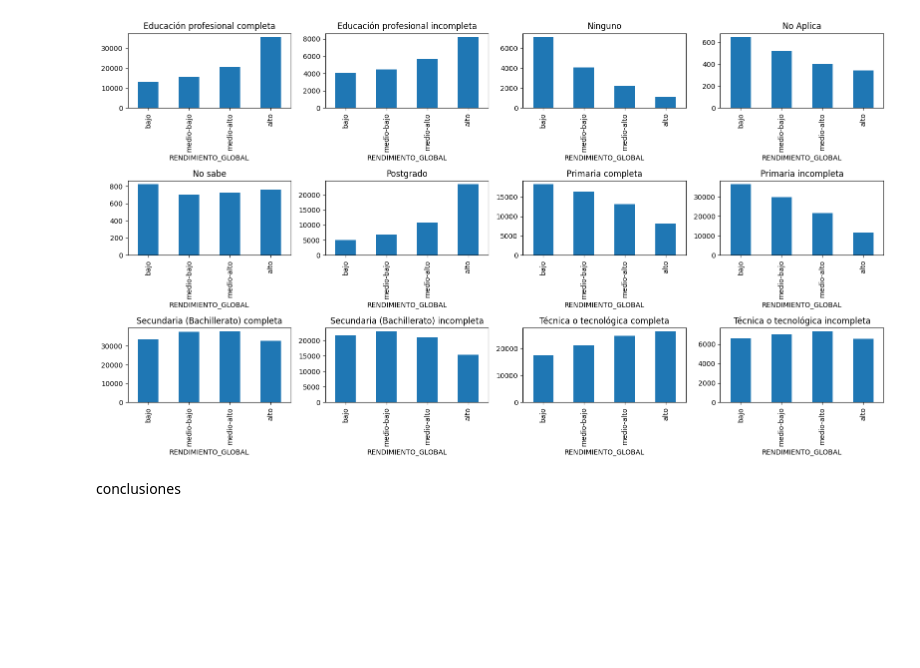
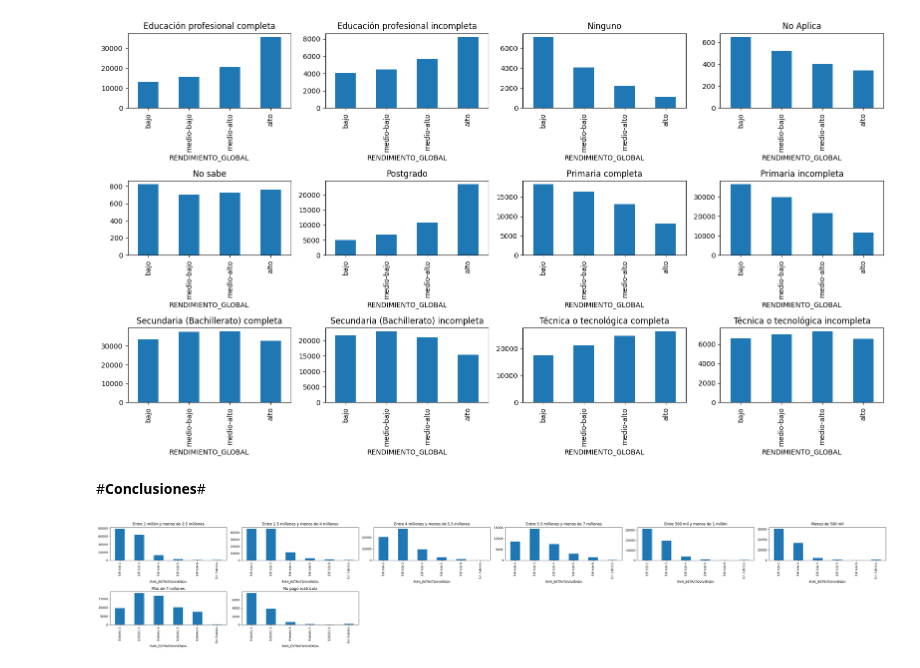
Before and after one commit to JuanCOD001116/Proyecto-Modelos, a Jupyter notebook: 01 - exploración.ipynb, the cells around one changed output. Saved outputs shown, nothing was run; the diff lists cells and outputs as text; code cells hidden in the pictures; blank space fills up the shorter version.

```diff
--- a/01 - exploración.ipynb
+++ b/01 - exploración.ipynb
@@ -58,6 +68,3 @@ z.head()
 - we will use columns
   - `FAMI_EDUCACIONMADRE` which we will need to convert to a **onehot encoding**
   - `ESTU_VALORMATRICULAUNIVERSIDAD` which we will need to convert to a **continuous encoding**
-# %%
-z = z[['FAMI_EDUCACIONMADRE', 'ESTU_VALORMATRICULAUNIVERSIDAD', 'RENDIMIENTO_GLOBAL']]
-z.head()
@@ -99,5 +99,16 @@ for ax,ci in subplots(c, n_cols=4, usizex=4):
     plt.title(ci)
 # %% [output]
 [figure]
-# %% [markdown]
-conclusiones
+# %% [markdown]
+#**Conclusiones**#
+# %%
+from rlxutils import subplots
+import matplotlib.pyplot as plt
+
+c = sorted(z.ESTU_VALORMATRICULAUNIVERSIDAD.value_counts().index)
+for ax,ci in subplots(c, n_cols=6, usizex=6):
+    zc = z[z.ESTU_VALORMATRICULAUNIVERSIDAD==ci]
+    zc.FAMI_ESTRATOVIVIENDA.value_counts()[['Estrato 2', 'Estrato 3', 'Estrato 4', 'Estrato 5', 'Estrato 6', 'Sin Estrato']].plot(kind='bar')
+    plt.title(ci)
+# %% [output]
+[figure, added]
```
Also changed, not shown: parts of 6 cells of this notebook.
